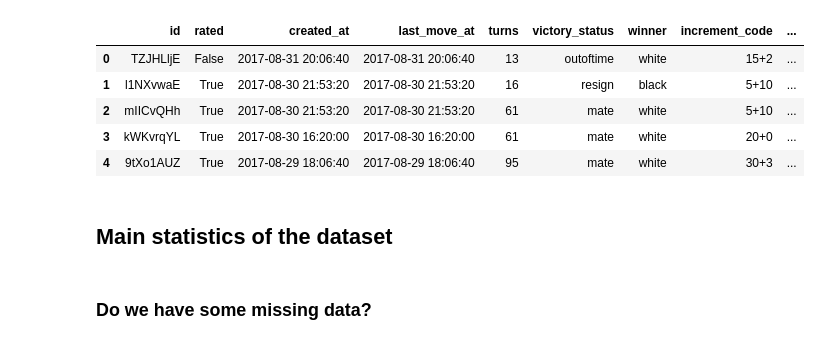
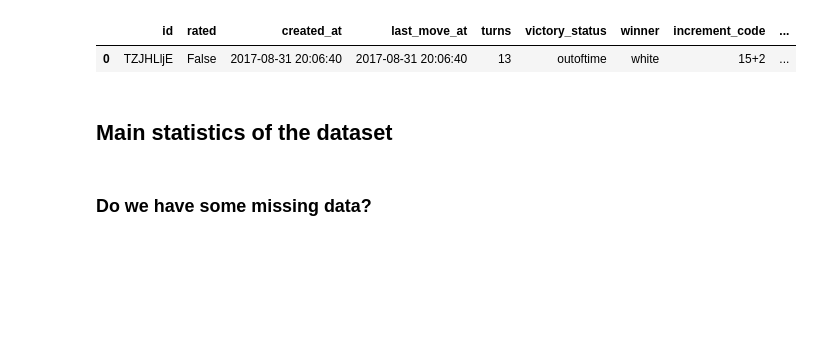
Before and after one commit to com-480-data-visualization/Team-GB, a Jupyter notebook: Milestone1.ipynb, the cells around one changed output. Saved outputs shown, nothing was run; the diff lists cells and outputs as text; code cells hidden in the pictures; blank space fills up the shorter version.

```diff
--- a/Milestone1.ipynb
+++ b/Milestone1.ipynb
@@ -16,14 +14,10 @@ df.head()
 # %%
 df['created_at'] = pd.to_datetime(df['created_at'], unit='ms')
 df['last_move_at'] = pd.to_datetime(df['last_move_at'], unit='ms')
-df.head()
+df.head(1)
 # %% [output]
 |  | id | rated | created_at | last_move_at | turns | victory_status | winner | increment_code | ... |
 | 0 | TZJHLljE | False | 2017-08-31 20:06:40 | 2017-08-31 20:06:40 | 13 | outoftime | white | 15+2 | ... |
-| 1 | l1NXvwaE | True | 2017-08-30 21:53:20 | 2017-08-30 21:53:20 | 16 | resign | black | 5+10 | ... |
-| 2 | mIICvQHh | True | 2017-08-30 21:53:20 | 2017-08-30 21:53:20 | 61 | mate | white | 5+10 | ... |
-| 3 | kWKvrqYL | True | 2017-08-30 16:20:00 | 2017-08-30 16:20:00 | 61 | mate | white | 20+0 | ... |
-| 4 | 9tXo1AUZ | True | 2017-08-29 18:06:40 | 2017-08-29 18:06:40 | 95 | mate | white | 30+3 | ... |
 # %% [markdown]
 ## Main statistics of the dataset
 # %% [markdown]
```
Also changed, not shown: parts of 12 cells of this notebook.
